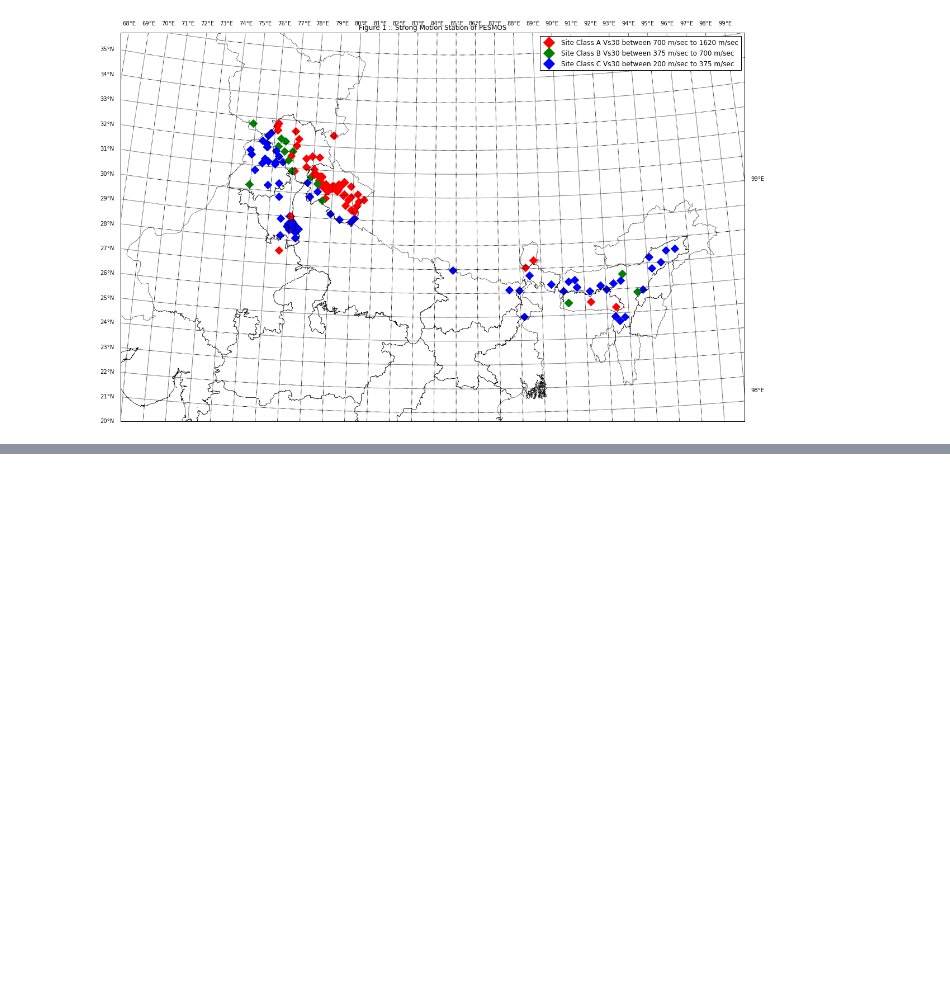
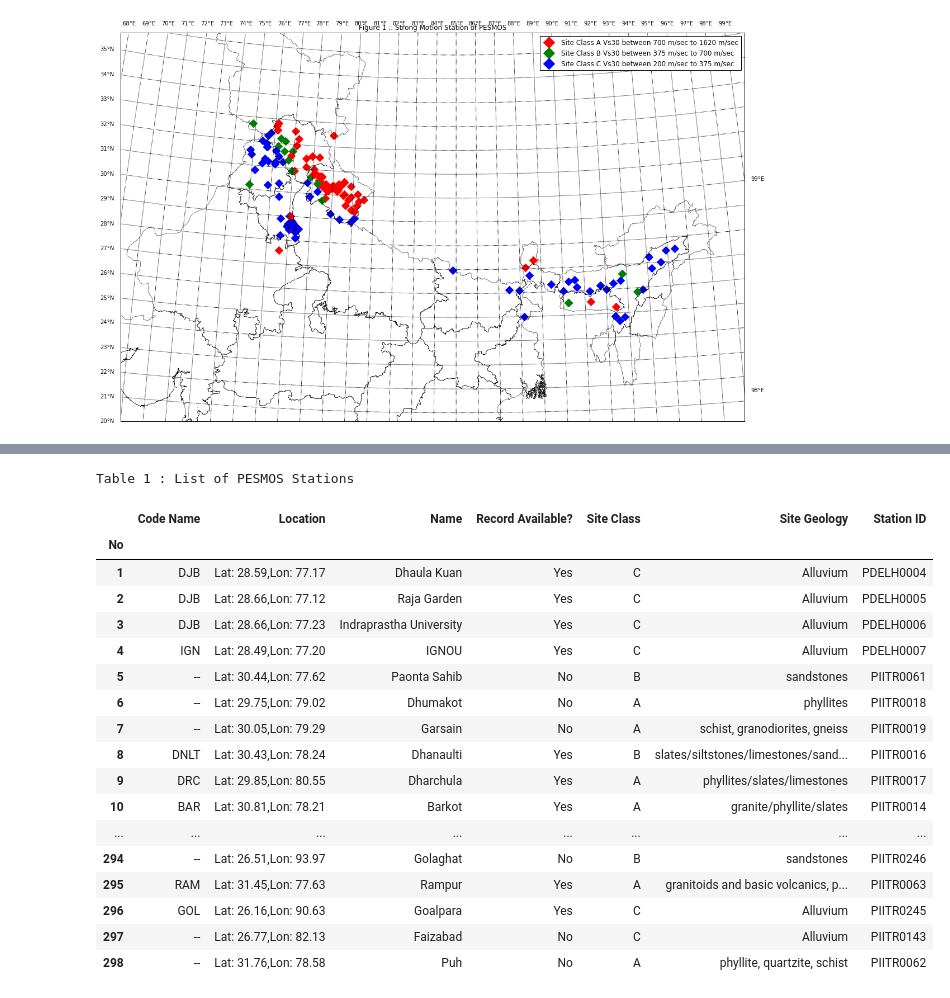
Before and after one commit to anismhd/Pesmos, a Jupyter notebook: README.ipynb, the cells around one changed output, grey strips where cells are left out. Drawn from its saved outputs; the diff is of its cells as text; code cells hidden in the pictures; blank space fills up the shorter version.

Commit message:
List of Pesmos Stations Added to README file

```diff
--- a/README.ipynb
+++ b/README.ipynb
@@ -2,8 +2,12 @@
 pylab.rcParams['figure.figsize'] = (20, 15)
 from generating_figures import india_basemap
 import pickle
+import pandas as pd
+pd.set_option('display.max_rows', None)
 # %%
 station_data_from_file = pickle.load( open( "station_data_from_file.pickle", "rb" ) )
+pesmos_stations_final_pd = pickle.load( open( "pesmos_stations_final_pd.pickle", "rb" ) )
+pesmos_stations_final_pd = pesmos_stations_final_pd.set_index('No')
 # %% [markdown]
 # Introduction
 # %% [markdown]
@@ -31,0 +36,23 @@ len(station_data_from_file)
+# %%
+print "Table 1 : List of PESMOS Stations"
+display(pesmos_stations_final_pd)
+# %% [output]
+Table 1 : List of PESMOS Stations
+|  | Code Name | Location | Name | Record Available? | Site Class | Site Geology | Station ID |
+| No |  |  |  |  |  |  |  |
+| 1 | DJB | Lat: 28.59,Lon: 77.17 | Dhaula Kuan | Yes | C | Alluvium | PDELH0004 |
+| 2 | DJB | Lat: 28.66,Lon: 77.12 | Raja Garden | Yes | C | Alluvium | PDELH0005 |
+| 3 | DJB | Lat: 28.66,Lon: 77.23 | Indraprastha University | Yes | C | Alluvium | PDELH0006 |
+| 4 | IGN | Lat: 28.49,Lon: 77.20 | IGNOU | Yes | C | Alluvium | PDELH0007 |
+| 5 | -- | Lat: 30.44,Lon: 77.62 | Paonta Sahib | No | B | sandstones | PIITR0061 |
+| 6 | -- | Lat: 29.75,Lon: 79.02 | Dhumakot | No | A | phyllites | PIITR0018 |
+| 7 | -- | Lat: 30.05,Lon: 79.29 | Garsain | No | A | schist, granodiorites, gneiss | PIITR0019 |
+| 8 | DNLT | Lat: 30.43,Lon: 78.24 | Dhanaulti | Yes | B | slates/siltstones/limestones/sand... | PIITR0016 |
+| 9 | DRC | Lat: 29.85,Lon: 80.55 | Dharchula | Yes | A | phyllites/slates/limestones | PIITR0017 |
+| 10 | BAR | Lat: 30.81,Lon: 78.21 | Barkot | Yes | A | granite/phyllite/slates | PIITR0014 |
+| ... | ... | ... | ... | ... | ... | ... | ... |
+| 294 | -- | Lat: 26.51,Lon: 93.97 | Golaghat | No | B | sandstones | PIITR0246 |
+| 295 | RAM | Lat: 31.45,Lon: 77.63 | Rampur | Yes | A | granitoids and basic volcanics, p... | PIITR0063 |
+| 296 | GOL | Lat: 26.16,Lon: 90.63 | Goalpara | Yes | C | Alluvium | PIITR0245 |
+| 297 | -- | Lat: 26.77,Lon: 82.13 | Faizabad | No | C | Alluvium | PIITR0143 |
+| 298 | -- | Lat: 31.76,Lon: 78.58 | Puh | No | A | phyllite, quartzite, schist | PIITR0062 |
```
Also changed, not shown: parts of 3 cells of this notebook, 1 other file.
